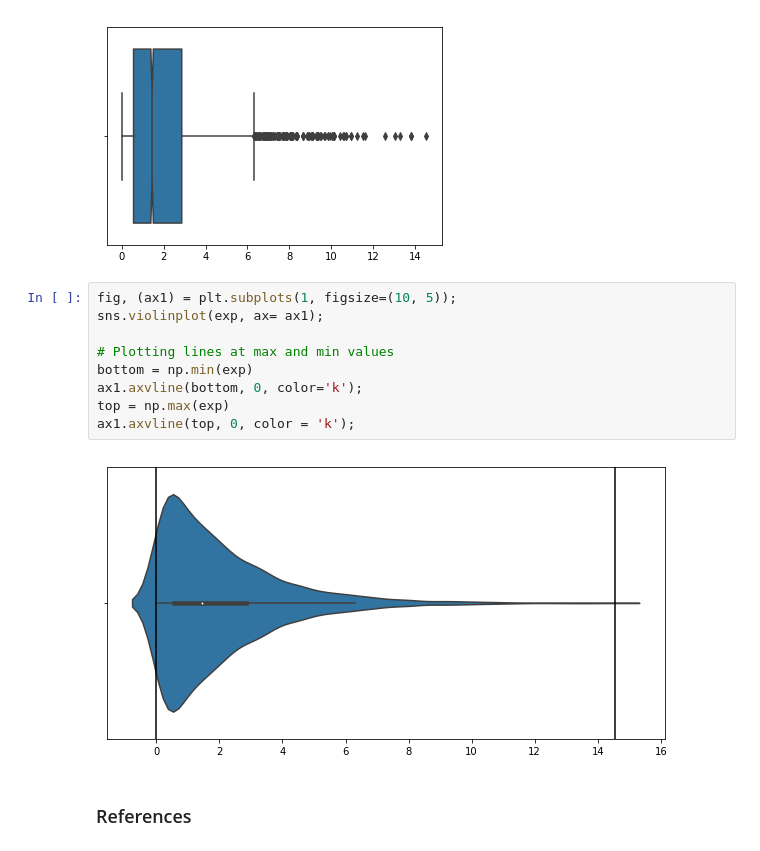
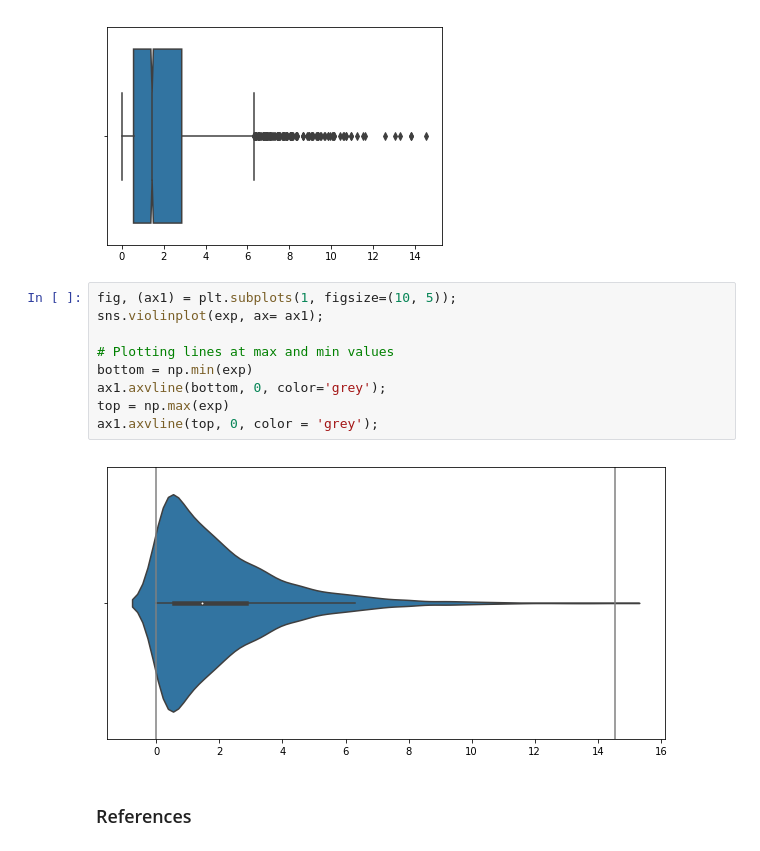
Before and after one commit to MarionMcG/fundamentals_data_analysis, a Jupyter notebook: boxplots.ipynb, the cells around one changed output. Cells and saved outputs as stored; diff of their text form.

```diff
--- a/boxplots.ipynb
+++ b/boxplots.ipynb
@@ -125,14 +129,14 @@ sns.boxplot(exp,notch=1);
 # %%
 fig, (ax1) = plt.subplots(1, figsize=(10, 5));
 sns.violinplot(exp, ax= ax1);
 
 # Plotting lines at max and min values
 bottom = np.min(exp)
-ax1.axvline(bottom, 0, color='k');
+ax1.axvline(bottom, 0, color='grey');
 top = np.max(exp)
-ax1.axvline(top, 0, color = 'k');
+ax1.axvline(top, 0, color = 'grey');
 # %% [output]
-[figure, old version]
+[figure, new version]
 # %% [markdown]
 ### References
 # %% [markdown]
```
Also changed, not shown: parts of 7 cells of this notebook.
